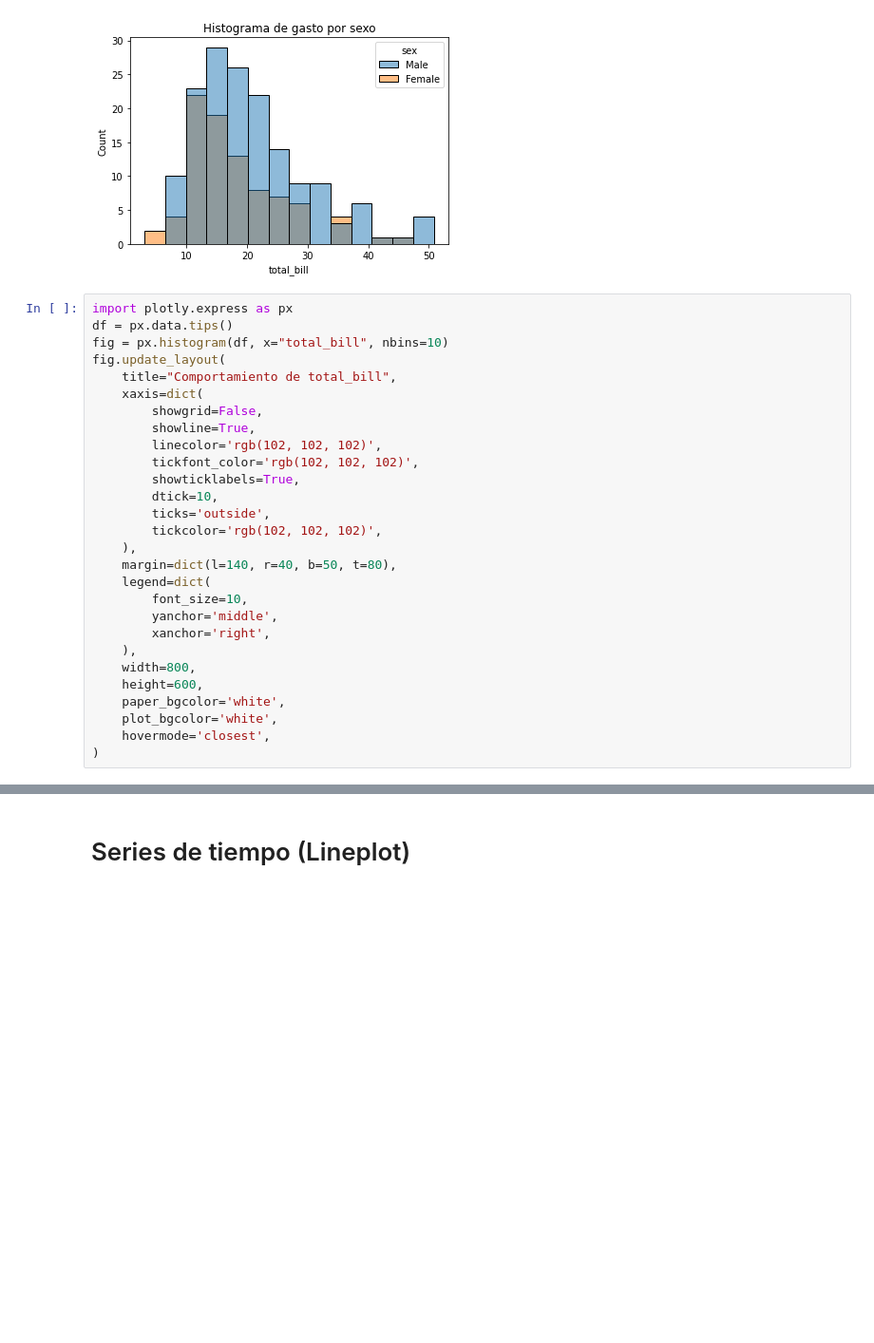
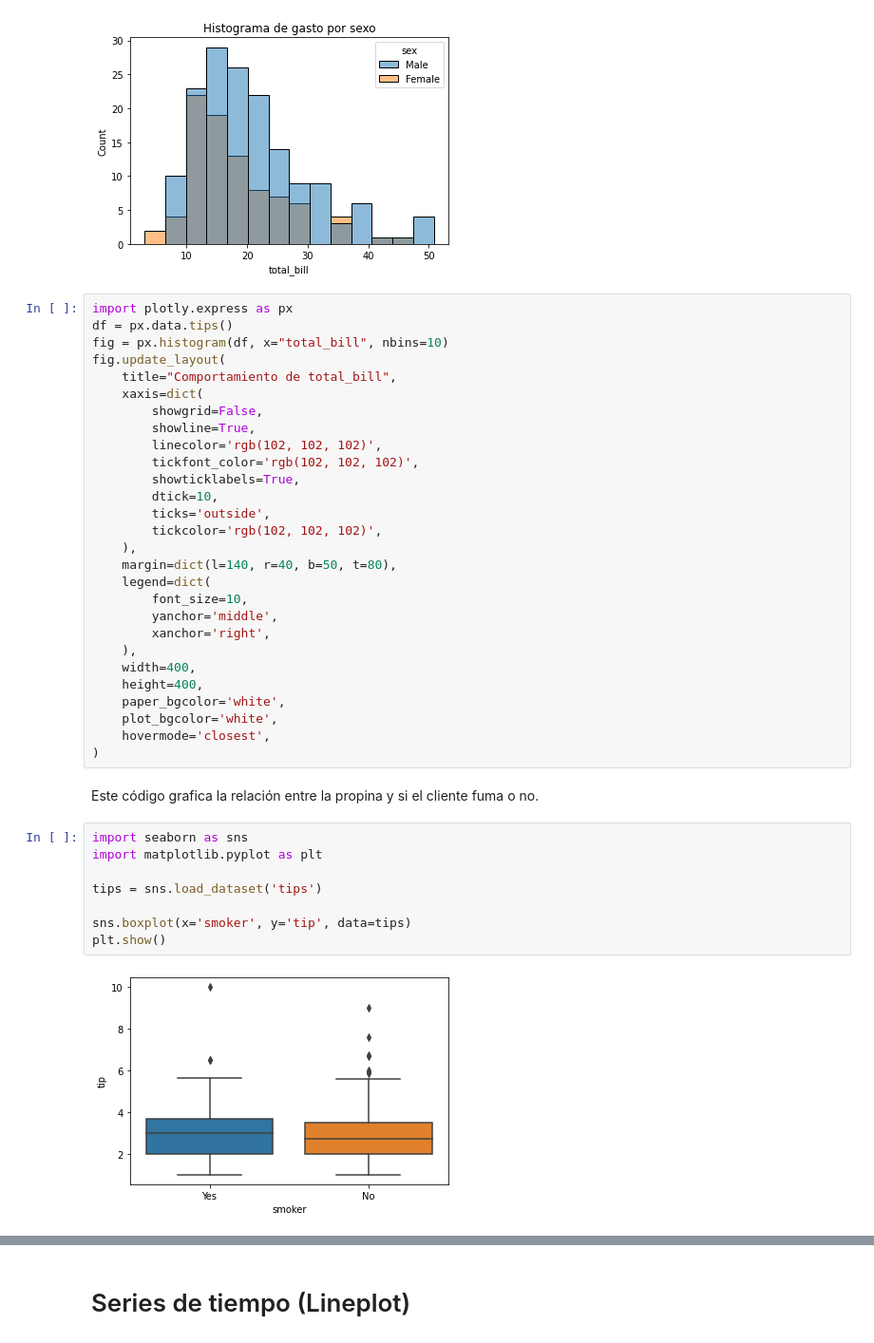
Before and after one commit to RODRIGORUBIO1991/PythonCode, a Jupyter notebook: Analisis estadisticos.ipynb, the cells around one changed output, grey strips where cells are left out. Shown: that part at 95% size. Saved outputs shown, nothing was run; the diff lists cells and outputs as text; blank space fills up the shorter version.

```diff
--- a/Analisis estadisticos.ipynb
+++ b/Analisis estadisticos.ipynb
@@ -85,9 +98,21 @@ fig.update_layout(
         yanchor='middle',
         xanchor='right',
     ),
-    width=800,
-    height=600,
+    width=400,
+    height=400,
     paper_bgcolor='white',
     plot_bgcolor='white',
     hovermode='closest',
 )
+# %% [markdown]
+Este código grafica la relación entre la propina y si el cliente fuma o no.
+# %%
+import seaborn as sns
+import matplotlib.pyplot as plt
+
+tips = sns.load_dataset('tips')
+
+sns.boxplot(x='smoker', y='tip', data=tips)
+plt.show()
+# %% [output]
+[figure, added]
```
Also changed, not shown: parts of 33 cells of this notebook.
